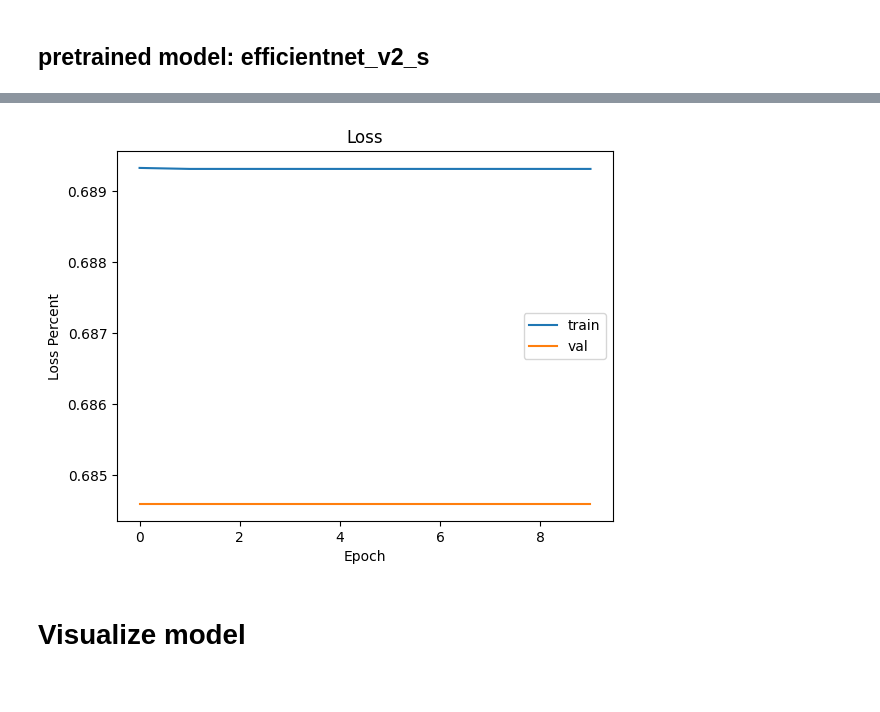
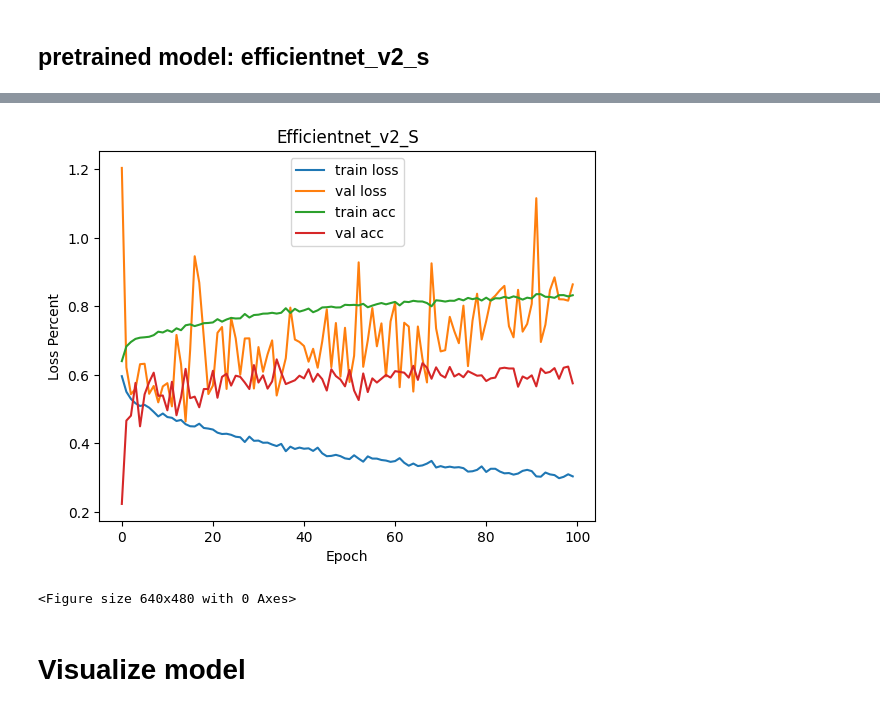
Before and after one commit to MahdiarMansouri/master_project, a Jupyter notebook: main.ipynb, the cells around one changed output, grey strips where cells are left out. Drawn from its saved outputs; the diff is of its cells as text; code cells hidden in the pictures.

Commit message:
add train results of efficientnet on 6000 images

```diff
--- a/main.ipynb
+++ b/main.ipynb
@@ -274,13 +289,15 @@ minority_augment_transforms = transforms.Compose([
 data_transforms = {
     'train': transforms.Compose([
         transforms.ToTensor(),
-        transforms.RandomResizedCrop(340),
+        transforms.Grayscale(),
+        transforms.RandomResizedCrop(224),
         # transforms.Normalize(mean, std),
     ]),
     'val': transforms.Compose([
         transforms.ToTensor(),
+        transforms.Grayscale(),
         # transforms.Resize(256),
-        transforms.CenterCrop(340),
+        transforms.CenterCrop(224),
         # transforms.Normalize(mean, std),
     ]),
 }
@@ -468,0 +613,11 @@ Linear(in_features=768, out_features=2, bias=True)
+# %%
+model = models.inception_v3(weights=models.Inception_V3_Weights.DEFAULT)
+print(model)
+
+
+layer_param = 0
+for param in model.Conv2d_2b_3x3.parameters():
+    param.requires_grad = False
+    layer_param += 1
+# print(f'layer {idx+1} params: {layer_param}')
+print(f'model params: {model_params}')
@@ -468,0 +642,13 @@ Linear(in_features=768, out_features=2, bias=True)
+# %%
+model = models.squeezenet1_0(weights=models.SqueezeNet1_0_Weights.DEFAULT)
+print(model)
+
+model_params = 0
+for idx, layer in enumerate(model.features):
+    layer_param = 0
+    for param in layer.parameters():
+        param.requires_grad = False
+        layer_param += 1
+    print(f'layer {idx+1} params: {layer_param}')
+    model_params += layer_param
+print(f'model params: {model_params}')
@@ -549,6 +753,8 @@ def train_model(model, criterion, optimizer, dataloaders, datasets, epoch_num=25
 criterion = CrossEntropyLoss()
 optimizer = Adam(model.parameters(), lr=0.001)
 model = model.to(device)
+print(model)
+
 # train model
-model, acc_lists, loss_lists = train_model(model, criterion, optimizer, dataloaders, datasets, epoch_num=10)
+model, acc_lists, loss_lists = train_model(model, criterion, optimizer, dataloaders, datasets, epoch_num=100)
 # %% [output]
@@ -572,13 +807,17 @@ plt.show()
 # %%
-plt.plot([a for a in loss_lists.train], label='train')
-plt.plot([a for a in loss_lists.val if a < 1], label='val')
-plt.title('Loss')
+plt.plot([a for a in loss_lists.train], label='train loss')
+plt.plot([a for a in loss_lists.val], label='val loss')
+plt.plot([a.cpu() for a in acc_lists.train], label='train acc')
+plt.plot([a.cpu() for a in acc_lists.val], label='val acc')
+plt.title('Efficientnet_v2_S')
 plt.xlabel('Epoch')
 plt.ylabel('Loss Percent')
 plt.legend()
 plt.show()
+plt.savefig('loss.jpg')
 # %% [output]
-[figure, old version]
+[figure, new version]
+<Figure size 640x480 with 0 Axes>
 # %% [markdown]
 # Visualize model
 # %%
```
Also changed, not shown: parts of 14 cells of this notebook.
